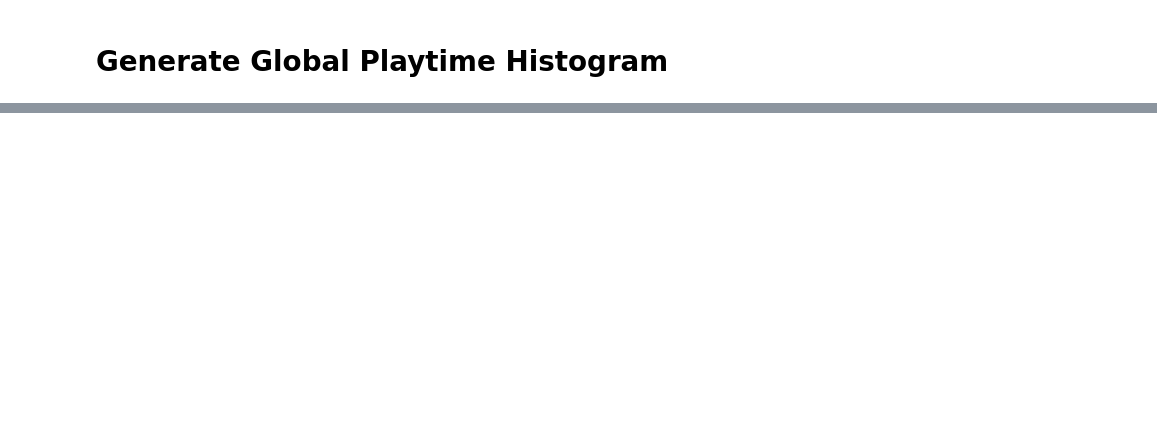
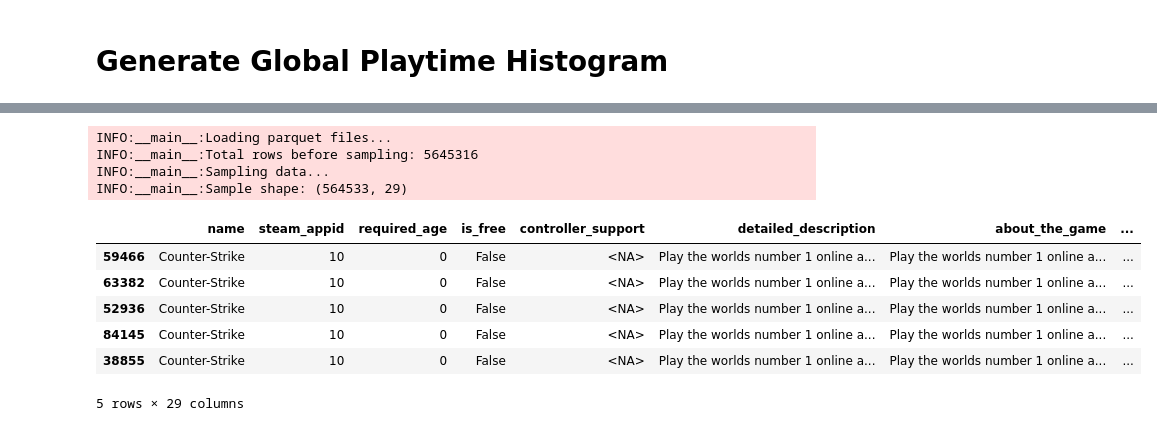
Before and after one commit to Matrix030/SteamLens, a Jupyter notebook: src/Step_3_analysis/EDA.ipynb, the cells around one changed output, grey strips where cells are left out. Drawn from its saved outputs; the diff is of its cells as text; code cells hidden in the pictures; blank space fills up the shorter version.

```diff
--- a/src/Step_3_analysis/EDA.ipynb
+++ b/src/Step_3_analysis/EDA.ipynb
@@ -271,0 +264,40 @@ Histogram saved as 'playtime_hist.png'
+# %%
+import dask.dataframe as dd
+import pandas as pd
+import numpy as np
+import matplotlib.pyplot as plt
+import os
+from tqdm.auto import tqdm
+
+# Set up logging
+import logging
+logging.basicConfig(level=logging.INFO)
+logger = logging.getLogger(__name__)
+
+# Load all parquet files with Dask
+logger.info("Loading parquet files...")
+df = dd.read_parquet("top_100_parquet/*.parquet")
+df = df[df['review_language'] == 'english']
+# Check the shape before sampling
+total_rows = len(df)
+logger.info(f"Total rows before sampling: {total_rows}")
+
+# Sample 10% of the data and convert to pandas
+# Using random_state for reproducibility
+logger.info("Sampling data...")
+df_sample = df.sample(frac=0.1, random_state=42).compute()
+
+logger.info(f"Sample shape: {df_sample.shape}")
+df_sample.head()
+# %% [output]
+INFO:__main__:Loading parquet files...
+INFO:__main__:Total rows before sampling: 5645316
+INFO:__main__:Sampling data...
+INFO:__main__:Sample shape: (564533, 29)
+|  | name | steam_appid | required_age | is_free | controller_support | detailed_description | about_the_game | ... |
+| 59466 | Counter-Strike | 10 | 0 | False | <NA> | Play the worlds number 1 online a... | Play the worlds number 1 online a... | ... |
+| 63382 | Counter-Strike | 10 | 0 | False | <NA> | Play the worlds number 1 online a... | Play the worlds number 1 online a... | ... |
+| 52936 | Counter-Strike | 10 | 0 | False | <NA> | Play the worlds number 1 online a... | Play the worlds number 1 online a... | ... |
+| 84145 | Counter-Strike | 10 | 0 | False | <NA> | Play the worlds number 1 online a... | Play the worlds number 1 online a... | ... |
+| 38855 | Counter-Strike | 10 | 0 | False | <NA> | Play the worlds number 1 online a... | Play the worlds number 1 online a... | ... |
+5 rows × 29 columns
```
Also changed, not shown: parts of 16 cells of this notebook, 17 other files.
